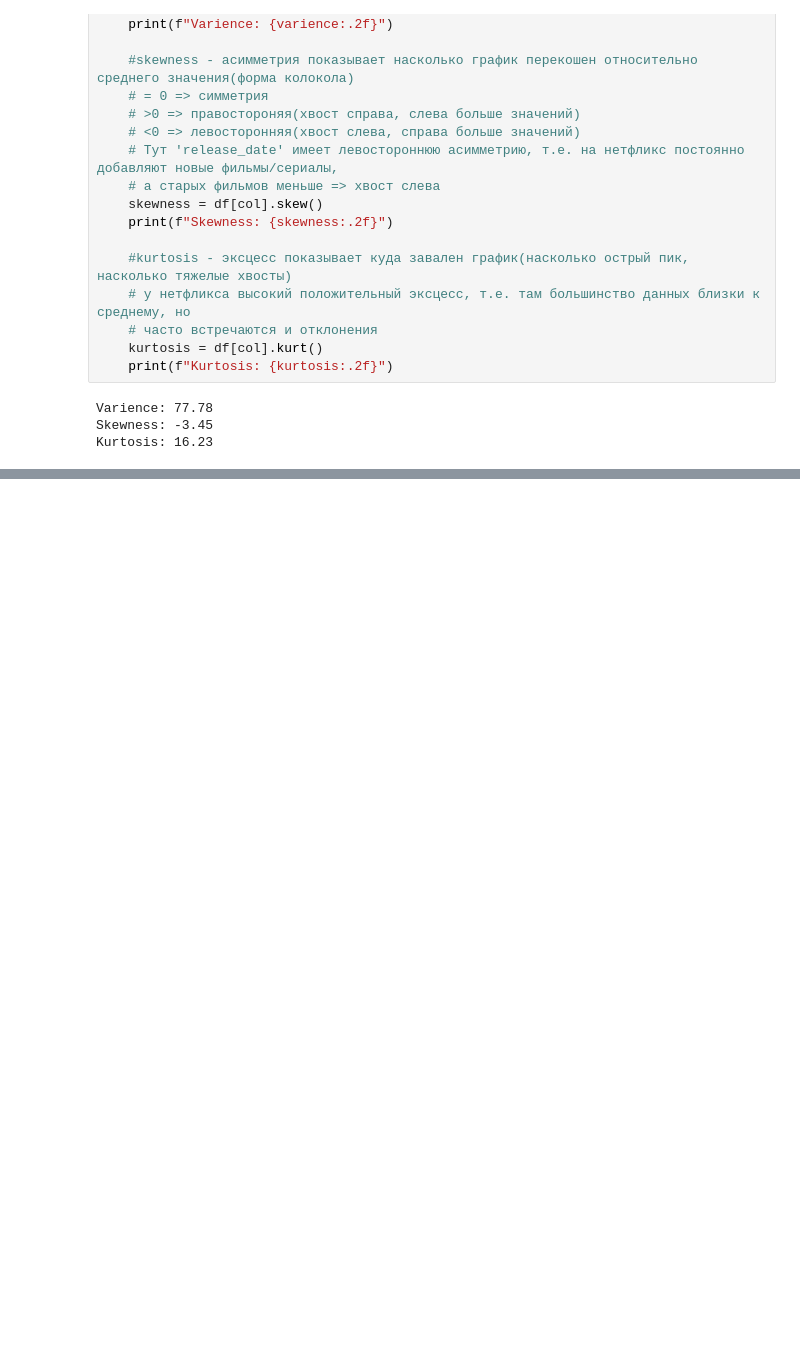
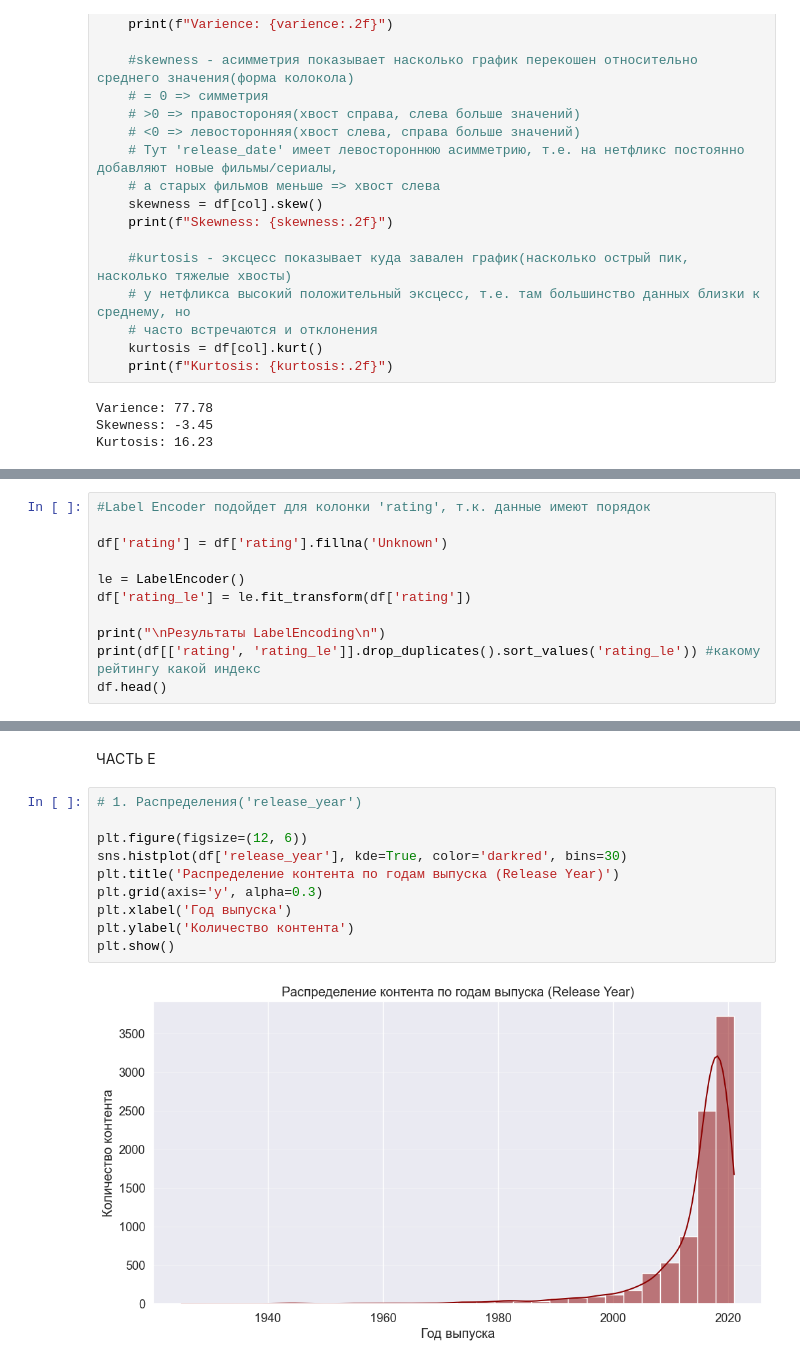
Before and after one commit to MichaelNebyshynets/ml-course-hw, a Jupyter notebook: hw02/hw02.ipynb, the cells around one changed output, grey strips where cells are left out. Cells and saved outputs as stored; diff of their text form; blank space fills up the shorter version.

```diff
--- a/hw02/hw02.ipynb
+++ b/hw02/hw02.ipynb
@@ -292,0 +320,11 @@ Kurtosis: 16.23
+# %%
+#Label Encoder подойдет для колонки 'rating', т.к. данные имеют порядок
+
+df['rating'] = df['rating'].fillna('Unknown')
+
+le = LabelEncoder()
+df['rating_le'] = le.fit_transform(df['rating'])
+
+print("\nРезультаты LabelEncoding\n")
+print(df[['rating', 'rating_le']].drop_duplicates().sort_values('rating_le')) #какому рейтингу какой индекс
+df.head()
@@ -292,0 +355,14 @@ Kurtosis: 16.23
+# %% [markdown]
+ЧАСТЬ E
+# %%
+# 1. Распределения('release_year')
+
+plt.figure(figsize=(12, 6))
+sns.histplot(df['release_year'], kde=True, color='darkred', bins=30)
+plt.title('Распределение контента по годам выпуска (Release Year)')
+plt.grid(axis='y', alpha=0.3)
+plt.xlabel('Год выпуска')
+plt.ylabel('Количество контента')
+plt.show()
+# %% [output]
+[figure, added]
```
Also changed, not shown: parts of 13 cells of this notebook.
